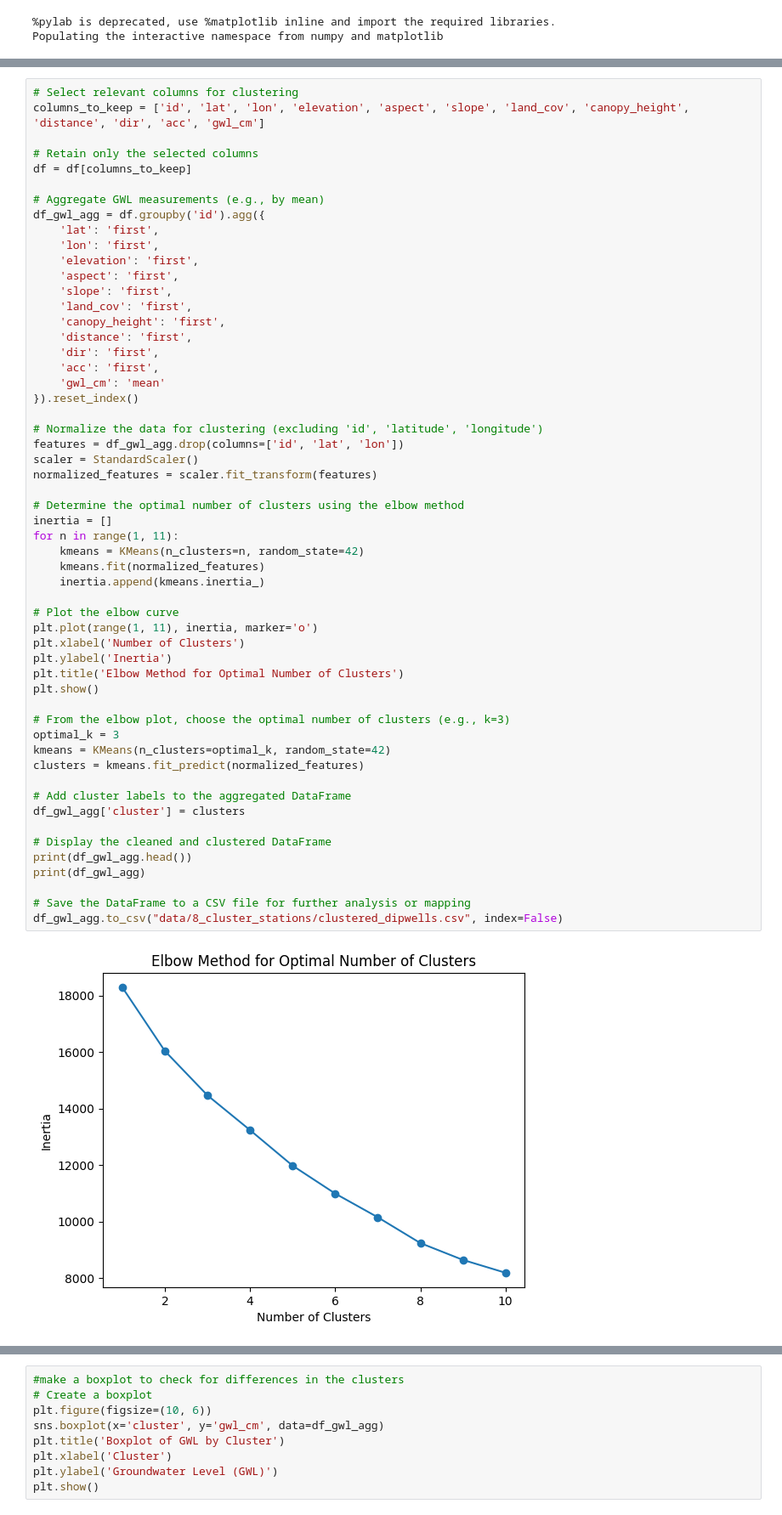
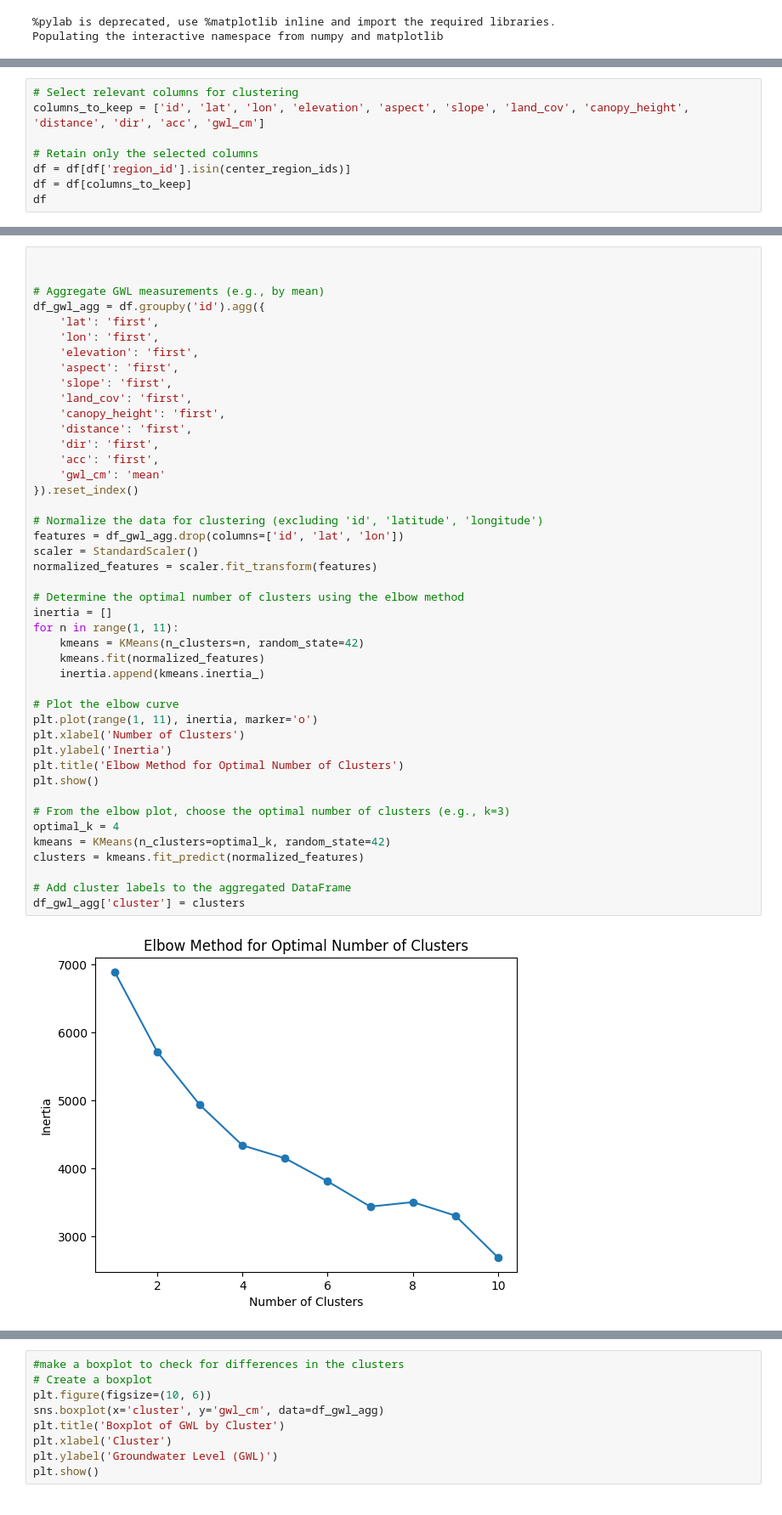
Before and after one commit to dfguerrerom/gwl-modeling, a Jupyter notebook: 8_k_means_cluster_stations.ipynb, the cells around one changed output, grey strips where cells are left out. Shown at 85% size. Cells and saved outputs as stored; diff of their text form.

```diff
--- a/8_k_means_cluster_stations.ipynb
+++ b/8_k_means_cluster_stations.ipynb
@@ -32,0 +21,8 @@ import numpy as np
+# %%
+# Select relevant columns for clustering
+columns_to_keep = ['id', 'lat', 'lon', 'elevation', 'aspect', 'slope', 'land_cov', 'canopy_height', 'distance', 'dir', 'acc', 'gwl_cm']
+
+# Retain only the selected columns
+df = df[df['region_id'].isin(center_region_ids)]
+df = df[columns_to_keep]
+df
@@ -33,9 +43,5 @@ import numpy as np
 # %%
-# Select relevant columns for clustering
-columns_to_keep = ['id', 'lat', 'lon', 'elevation', 'aspect', 'slope', 'land_cov', 'canopy_height', 'distance', 'dir', 'acc', 'gwl_cm']
 
-# Retain only the selected columns
-df = df[columns_to_keep]
 
 # Aggregate GWL measurements (e.g., by mean)
 df_gwl_agg = df.groupby('id').agg({
@@ -51,39 +57,32 @@ df_gwl_agg = df.groupby('id').agg({
     'acc': 'first',
     'gwl_cm': 'mean'
 }).reset_index()
 
 # Normalize the data for clustering (excluding 'id', 'latitude', 'longitude')
 features = df_gwl_agg.drop(columns=['id', 'lat', 'lon'])
 scaler = StandardScaler()
 normalized_features = scaler.fit_transform(features)
 
 # Determine the optimal number of clusters using the elbow method
 inertia = []
 for n in range(1, 11):
     kmeans = KMeans(n_clusters=n, random_state=42)
     kmeans.fit(normalized_features)
     inertia.append(kmeans.inertia_)
 
 # Plot the elbow curve
 plt.plot(range(1, 11), inertia, marker='o')
 plt.xlabel('Number of Clusters')
 plt.ylabel('Inertia')
 plt.title('Elbow Method for Optimal Number of Clusters')
 plt.show()
 
 # From the elbow plot, choose the optimal number of clusters (e.g., k=3)
-optimal_k = 3
+optimal_k = 4
 kmeans = KMeans(n_clusters=optimal_k, random_state=42)
 clusters = kmeans.fit_predict(normalized_features)
 
 # Add cluster labels to the aggregated DataFrame
 df_gwl_agg['cluster'] = clusters
-
-# Display the cleaned and clustered DataFrame
-print(df_gwl_agg.head())
-print(df_gwl_agg)
-
-# Save the DataFrame to a CSV file for further analysis or mapping
-df_gwl_agg.to_csv("data/8_cluster_stations/clustered_dipwells.csv", index=False)
 # %% [output]
-[figure, old version]
+[figure, new version]
```
Also changed, not shown: parts of 8 cells of this notebook, 17 other files.
